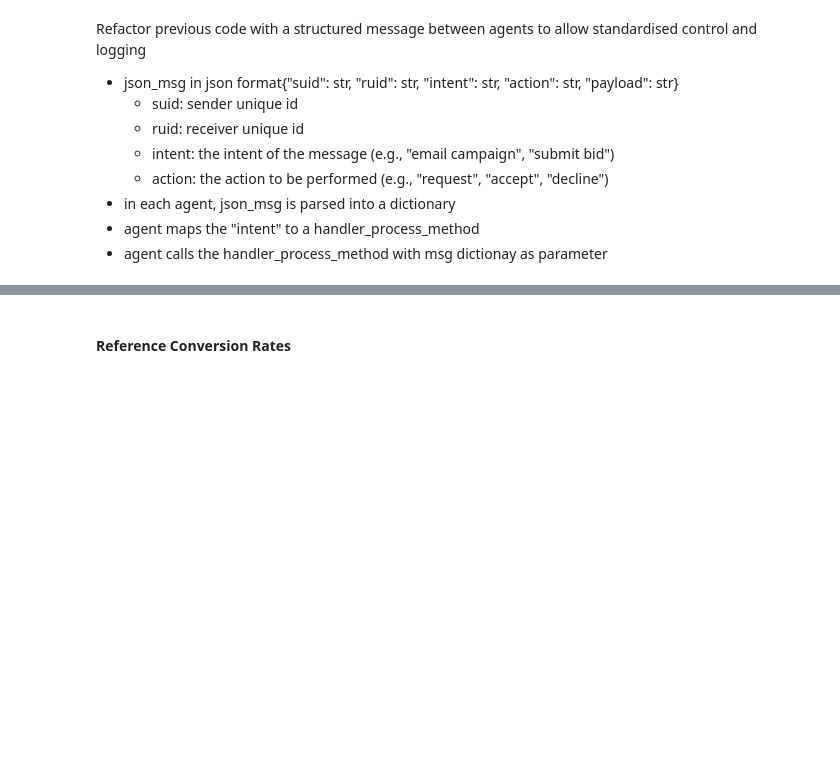
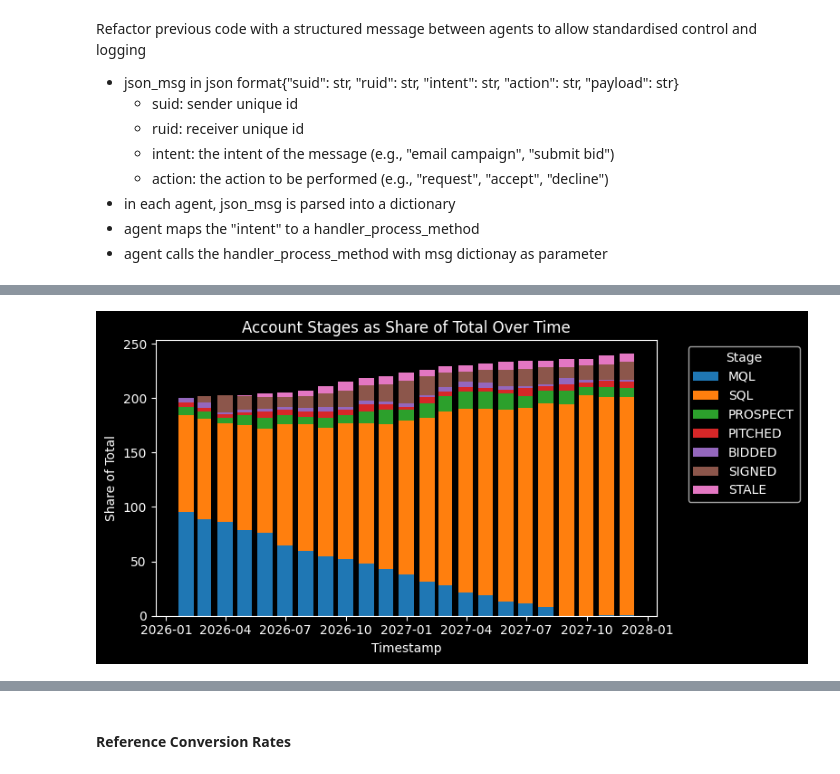
Before and after one commit to vtecftwy/crm-sim, a Jupyter notebook: nbs/wip_06_crm_simpy_refactor.ipynb, the cells around one changed output, grey strips where cells are left out. Drawn from its saved outputs; the diff is of its cells as text; code cells hidden in the pictures; blank space fills up the shorter version.

```diff
--- a/nbs/wip_06_crm_simpy_refactor.ipynb
+++ b/nbs/wip_06_crm_simpy_refactor.ipynb
@@ -132,0 +138,4 @@ df.loc[df.sender.str.startswith('acct'), :]
+# %%
+crm.plot_account_stats(as_share=False, hide_mql=False, hide_mql_sql=False)
+# %% [output]
+[figure, added]
```
Also changed, not shown: parts of 17 cells of this notebook, 2 other files.
